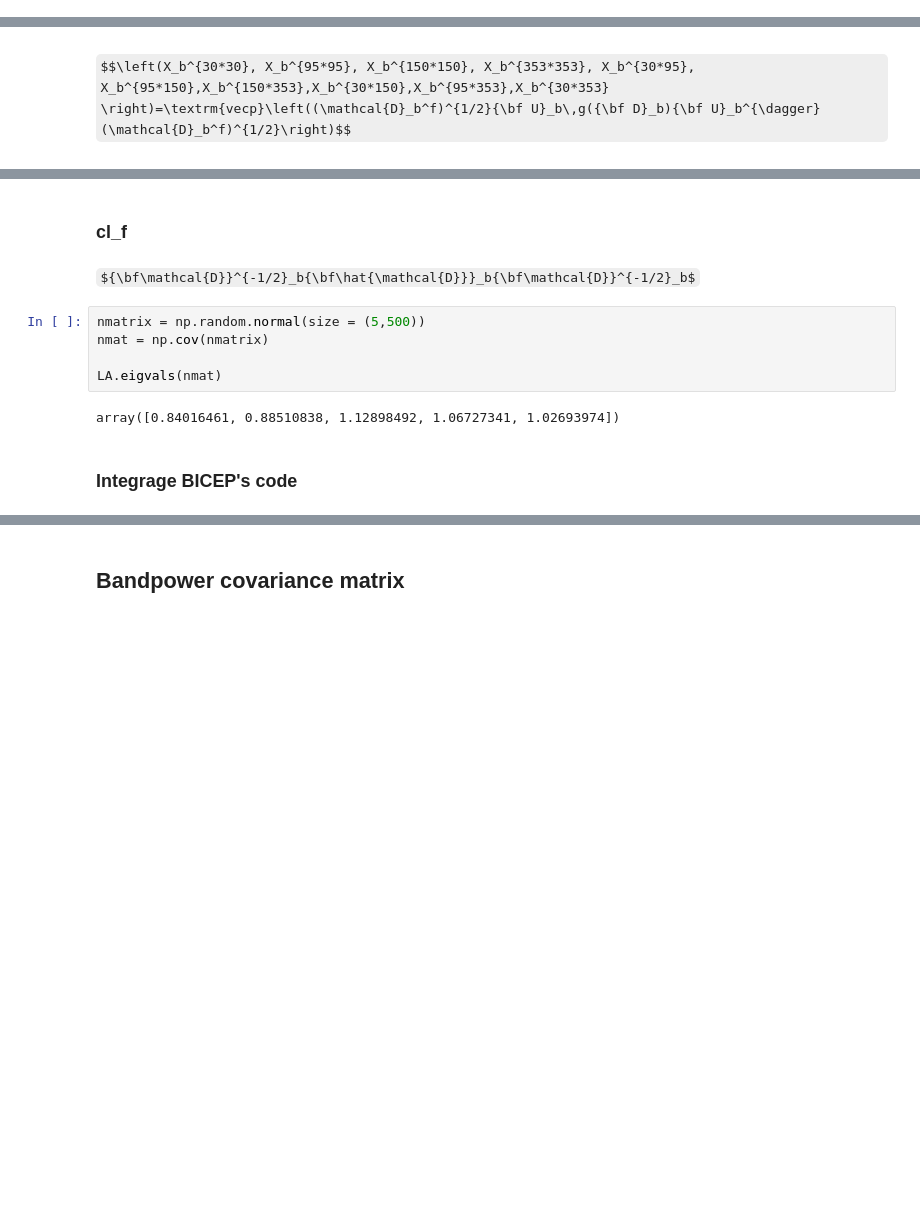
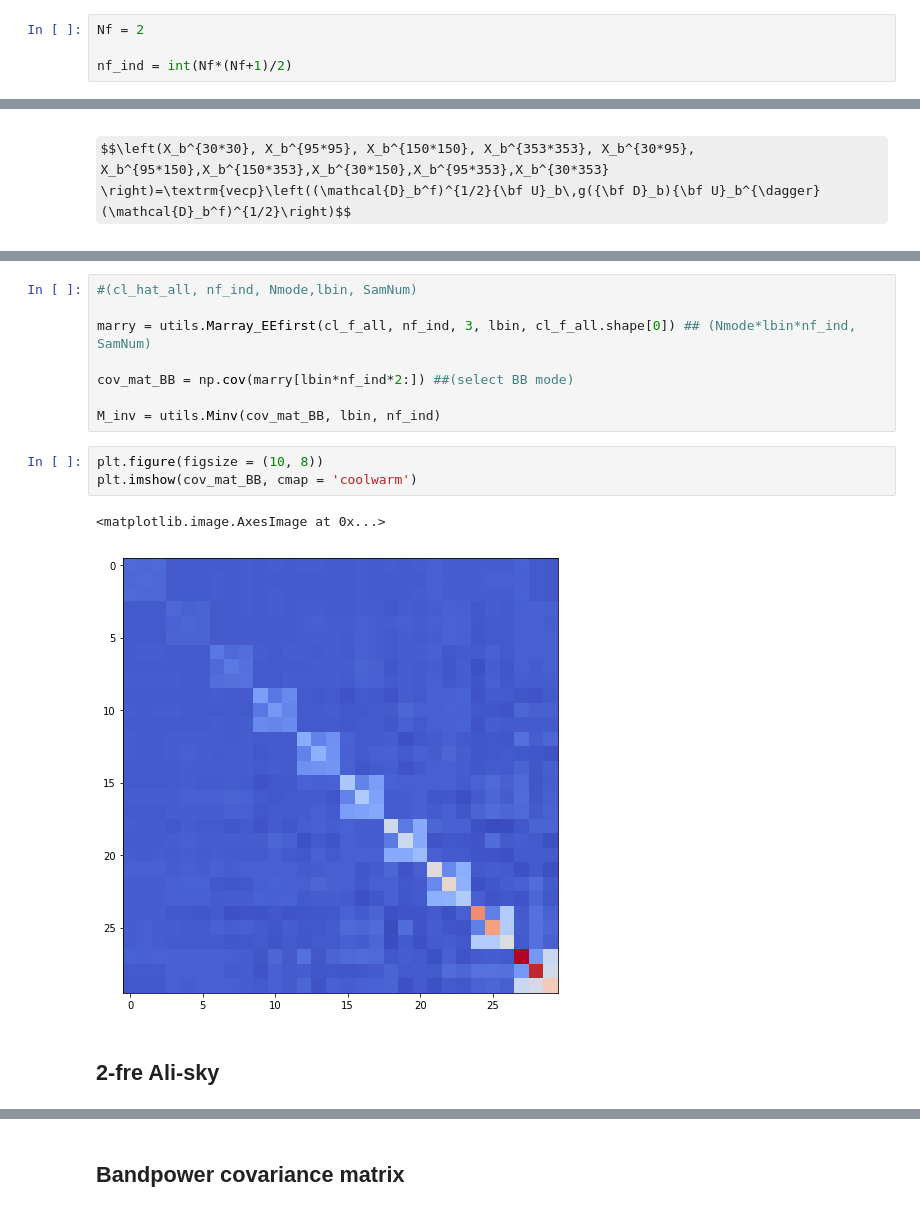
Before and after one commit to YJHelloWorld/Likelihood, a Jupyter notebook: methods.py.ipynb, the cells around one changed output, grey strips where cells are left out. Cells and saved outputs as stored; diff of their text form; some formulas as TeX source; blank space fills up the shorter version.

```diff
--- a/methods.py.ipynb
+++ b/methods.py.ipynb
@@ -31,3 +29,7 @@ lmax = 1521
+# %%
+Nf = 2
+
+nf_ind = int(Nf*(Nf+1)/2)
 # %%
 b = nmt.NmtBin(nside, nlb=20, is_Dell=True, lmax=nmtlmax)
 leff = b.get_effective_ells()
@@ -185,13 +113,16 @@ array([nan, nan, nan, nan, nan, nan, nan, nan, nan, nan])
-# %% [markdown]
-### cl_f
-# %% [markdown]
-${\bf\mathcal{D}}^{-1/2}_b{\bf\hat{\mathcal{D}}}_b{\bf\mathcal{D}}^{-1/2}_b$
-# %%
-nmatrix = np.random.normal(size = (5,500))
-nmat = np.cov(nmatrix)
-
-LA.eigvals(nmat)
-# %% [output]
-array([0.84016461, 0.88510838, 1.12898492, 1.06727341, 1.02693974])
-# %% [markdown]
-### Integrage BICEP's code
+# %%
+#(cl_hat_all, nf_ind, Nmode,lbin, SamNum)
+
+marry = utils.Marray_EEfirst(cl_f_all, nf_ind, 3, lbin, cl_f_all.shape[0]) ## (Nmode*lbin*nf_ind, SamNum)
+
+cov_mat_BB = np.cov(marry[lbin*nf_ind*2:]) ##(select BB mode)
+
+M_inv = utils.Minv(cov_mat_BB, lbin, nf_ind)
+# %%
+plt.figure(figsize = (10, 8))
+plt.imshow(cov_mat_BB, cmap = 'coolwarm')
+# %% [output]
+<matplotlib.image.AxesImage at 0x...>
+[figure, added]
+# %% [markdown]
+## 2-fre Ali-sky
```
Also changed, not shown: parts of 74 cells of this notebook.
